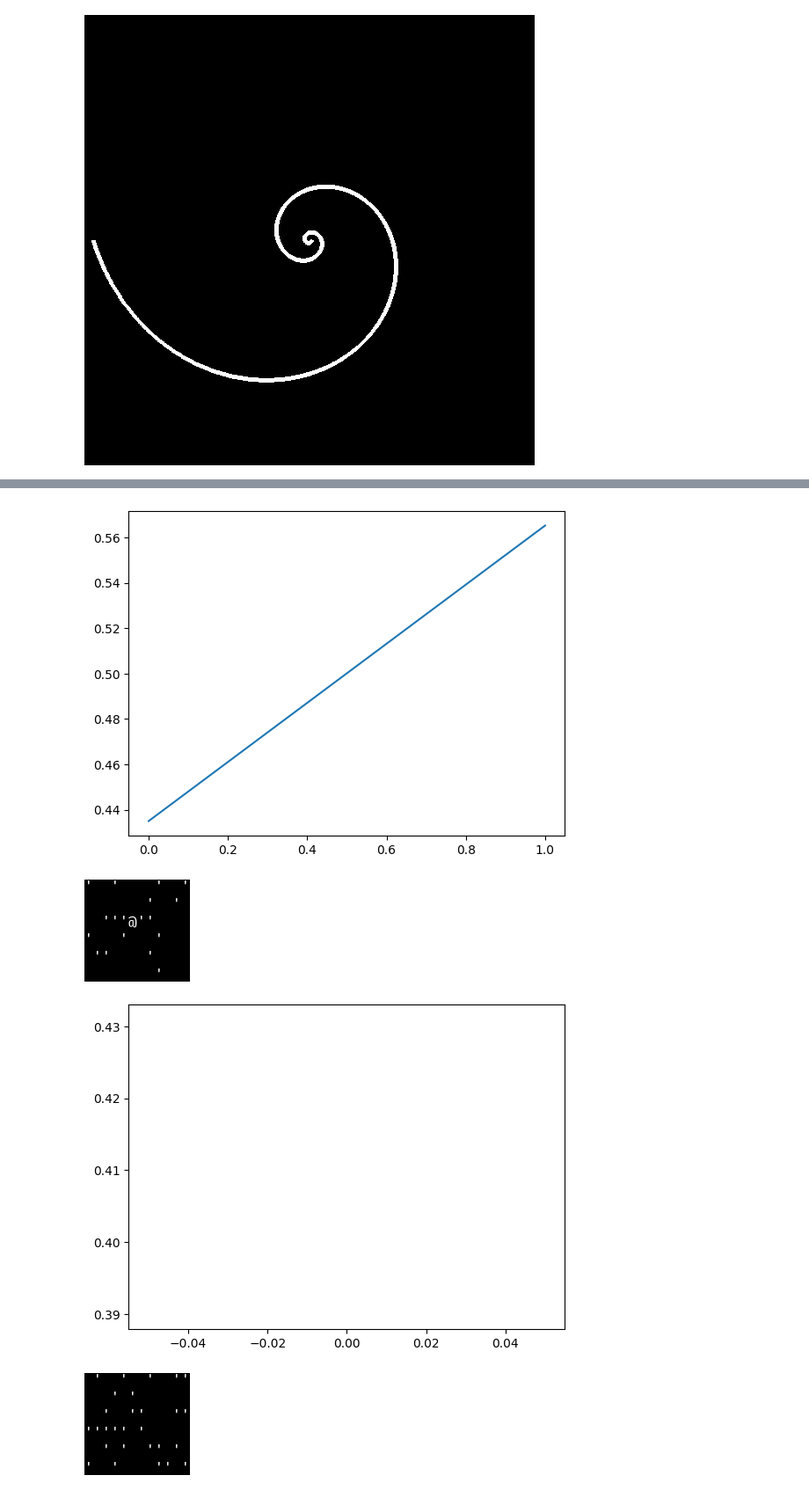
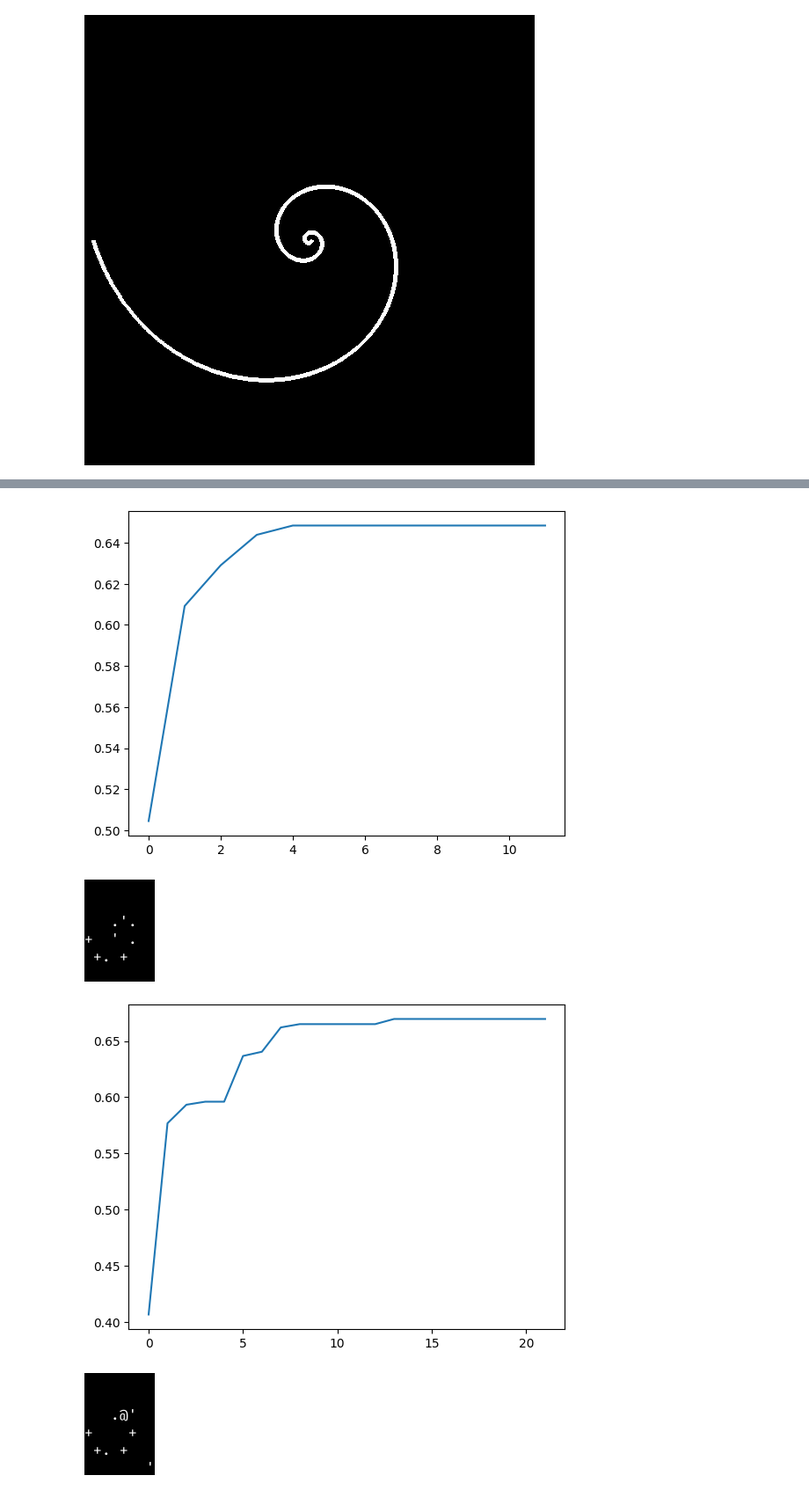
Before and after one commit to wojciechsadlik/python-char-art, a Jupyter notebook: notebooks/line_heuristics.ipynb, the cells around one changed output, grey strips where cells are left out. Shown at 88% size. Saved outputs shown, nothing was run; the diff lists cells and outputs as text; code cells hidden in the pictures.

```diff
--- a/notebooks/line_heuristics.ipynb
+++ b/notebooks/line_heuristics.ipynb
@@ -50,9 +46,7 @@ from converters.line_heuristics.greedy import GreedyLineSearch
 line_converter = GreedyLineSearch(CHAR_SET, FONT)
 res_arr = ImgConverter(line_converter, font=FONT).img2symbols(prep_img,
                                                    max_lines=MAX_LINES,
-                                                   line_height=line_height,
-                                                   max_cols=MAX_COLS,
-                                                   col_width=col_width)
+                                                   max_cols=MAX_COLS)
 print(res_arr)
 rendered = render_symbols_img(res_arr, FONT)
 print(img_similarity(orig_img, rendered))
@@ -64,13 +58,11 @@ display(rendered)
 # %%
 from converters.line_heuristics.random_search import RandomLineSearch
 
-line_converter = RandomLineSearch(CHAR_SET, FONT, 40)
+line_converter = RandomLineSearch(CHAR_SET, FONT, 100)
 res_history = []
 for res_arr in ImgConverter(line_converter, font=FONT).img2symbols_lazy(prep_img,
                                                              max_lines=MAX_LINES,
-                                                             line_height=line_height,
                                                              max_cols=MAX_COLS,
-                                                             col_width=col_width,
                                                              gens_per_step=10):
     clear_output(wait=True)
     rendered = render_symbols_img(res_arr, FONT)
@@ -84,15 +76,13 @@ for res_arr in ImgConverter(line_converter, font=FONT).img2symbols_lazy(prep_img
 # %%
 from converters.line_heuristics.harmony_search import HarmonyLineSearch
 
-line_converter =  HarmonyLineSearch(CHAR_SET, FONT, generations=300, pop_count=2,
+line_converter =  HarmonyLineSearch(CHAR_SET, FONT, generations=100, pop_count=5,
                                     mem_rate=0.9, pa_rate=0.1, pa=2,
                                     tile_converter=tile_converter)
 res_history = []
 for res_arr in ImgConverter(line_converter, font=FONT).img2symbols_lazy(prep_img,
                                                              max_lines=MAX_LINES,
-                                                             line_height=line_height,
                                                              max_cols=MAX_COLS,
-                                                             col_width=col_width,
                                                              gens_per_step=5):
     clear_output(wait=True)
     rendered = render_symbols_img(res_arr, FONT)
@@ -106,14 +96,12 @@ for res_arr in ImgConverter(line_converter, font=FONT).img2symbols_lazy(prep_img
 # %%
 from converters.line_heuristics.genetic_search import GeneticLineSearch
 
-line_converter =  GeneticLineSearch(CHAR_SET, FONT, generations=2, pop_count=20,
+line_converter =  GeneticLineSearch(CHAR_SET, FONT, generations=50, pop_count=20,
                                     tile_converter=tile_converter)
 res_history = []
 for res_arr in ImgConverter(line_converter, font=FONT).img2symbols_lazy(prep_img,
                                                              max_lines=MAX_LINES,
-                                                             line_height=line_height,
                                                              max_cols=MAX_COLS,
-                                                             col_width=col_width,
                                                              gens_per_step=5):
     clear_output(wait=True)
     rendered = render_symbols_img(res_arr, FONT)
@@ -122,27 +110,25 @@ for res_arr in ImgConverter(line_converter, font=FONT).img2symbols_lazy(prep_img
     plt.show()
     display(rendered)
 # %% [output]
-[figure, old version]
+[figure, new version]
-[figure, old version]
+[figure, new version]
 # %%
 from converters.line_heuristics.pso_search import ParticleSwarmLineSearch
 
 line_converter = ParticleSwarmLineSearch(CHAR_SET, FONT, generations=100, pop_count=5,
                                          innertion=1.2, cog_coeff=2.0, soc_coeff=2.0,
                                          tile_converter=tile_converter)
 res_history = []
 for res_arr in ImgConverter(line_converter, font=FONT).img2symbols_lazy(prep_img,
                                                              max_lines=MAX_LINES,
-                                                             line_height=line_height,
                                                              max_cols=MAX_COLS,
-                                                             col_width=col_width,
                                                              gens_per_step=5):
     clear_output(wait=True)
     rendered = render_symbols_img(res_arr, FONT)
     res_history.append(img_similarity(orig_img, rendered))
     plt.plot(res_history)
     plt.show()
     display(rendered)
 # %% [output]
-[figure, old version]
+[figure, new version]
-[figure, old version]
+[figure, new version]
```
Also changed, not shown: parts of 4 cells of this notebook, 14 other files.
